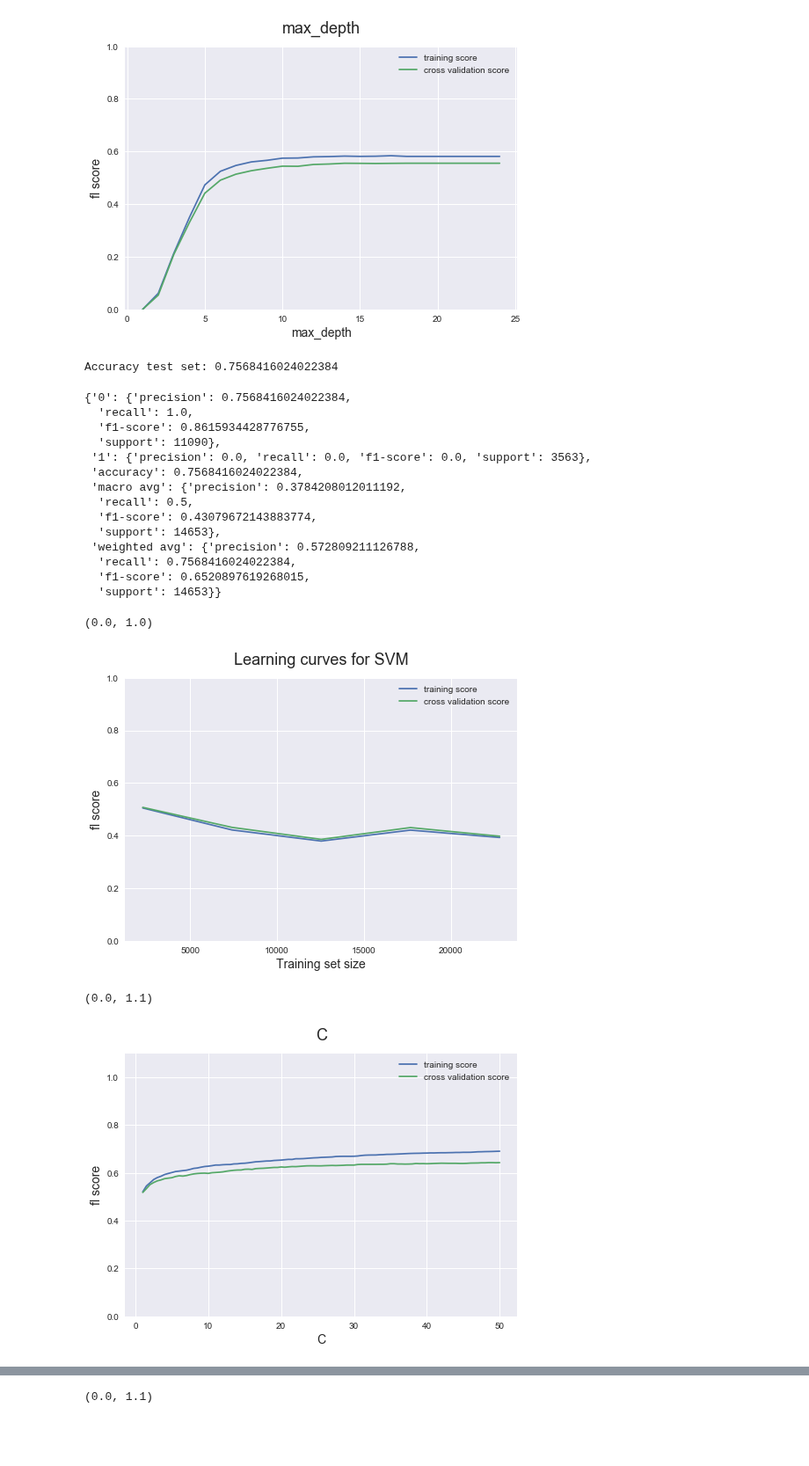
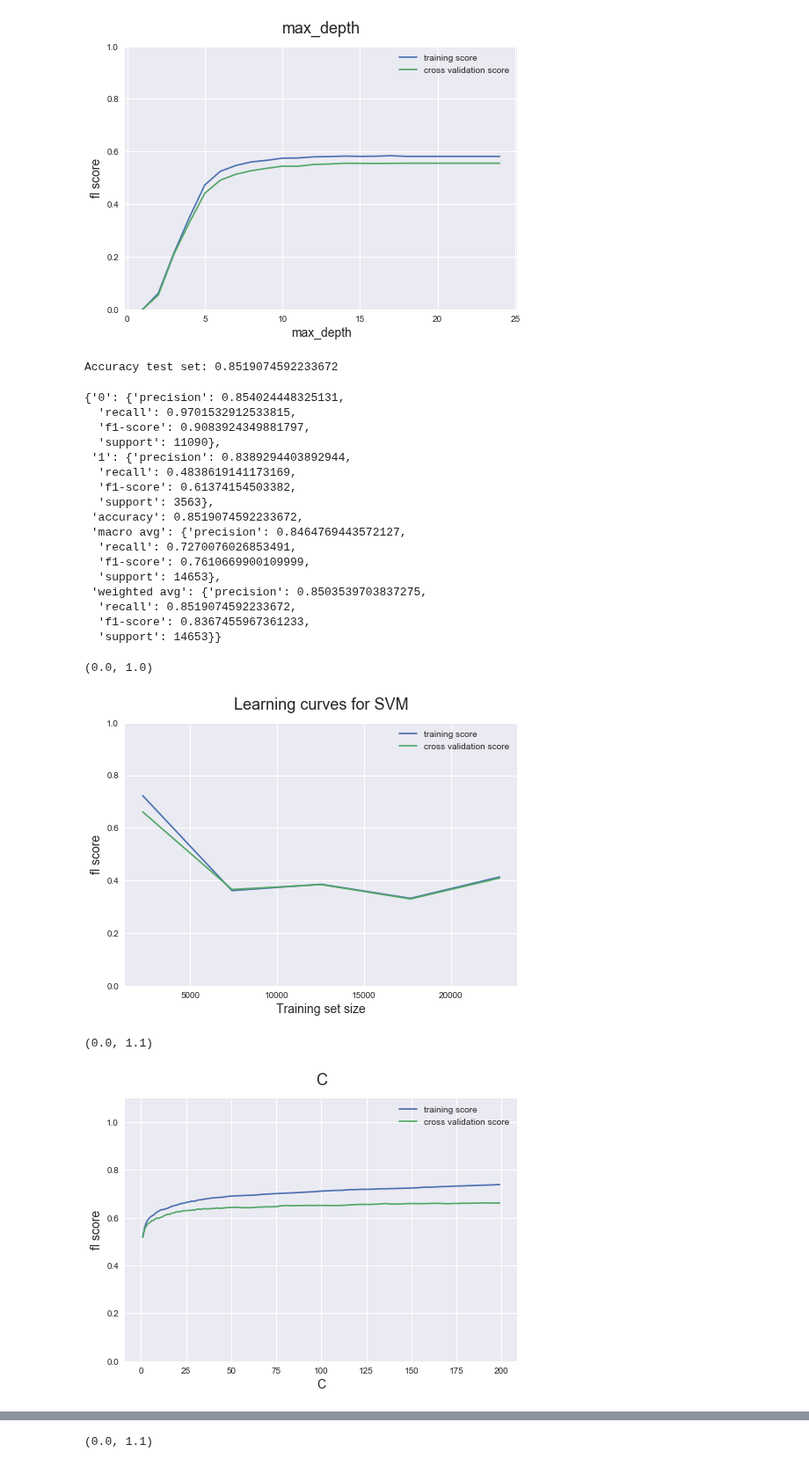
Before and after one commit to SoftwarePhil/machine_learning_5_models, a Jupyter notebook: machine_learning_project1_ADULT.ipynb, the cells around one changed output, grey strips where cells are left out. Shown at 88% size. Cells and saved outputs as stored; diff of their text form; code cells hidden in the pictures; blank space fills up the shorter version.

```diff
--- a/machine_learning_project1-MUISHROOM.ipynb
+++ b/machine_learning_project1_ADULT.ipynb
@@ -594,7 +597,7 @@ plt.ylim(0.0,1.0)
 # %%
 ####model FINAL TEST 3 ####################
 #######FINAL FOR boosting #################
-clf = GradientBoostingClassifier(n_estimators=200, learning_rate=.001,
+clf = GradientBoostingClassifier(n_estimators=250, learning_rate=.01,
     max_depth=10, random_state=3, max_features='sqrt', max_leaf_nodes=20).fit(x_train, y_train)
 
 
@@ -606,26 +609,29 @@ print("Accuracy test set:",metrics.accuracy_score(y_test, y_pred_test))
 
 metrics.classification_report(y_test, y_pred_test, output_dict = True)
 # %% [output]
-Accuracy test set: 0.7568416024022384
+Accuracy test set: 0.8519074592233672
-{'0': {'precision': 0.7568416024022384,
-  'recall': 1.0,
-  'f1-score': 0.8615934428776755,
+{'0': {'precision': 0.854024448325131,
+  'recall': 0.9701532912533815,
+  'f1-score': 0.9083924349881797,
   'support': 11090},
- '1': {'precision': 0.0, 'recall': 0.0, 'f1-score': 0.0, 'support': 3563},
- 'accuracy': 0.7568416024022384,
- 'macro avg': {'precision': 0.3784208012011192,
-  'recall': 0.5,
-  'f1-score': 0.43079672143883774,
+ '1': {'precision': 0.8389294403892944,
+  'recall': 0.4838619141173169,
+  'f1-score': 0.61374154503382,
+  'support': 3563},
+ 'accuracy': 0.8519074592233672,
+ 'macro avg': {'precision': 0.8464769443572127,
+  'recall': 0.7270076026853491,
+  'f1-score': 0.7610669900109999,
   'support': 14653},
- 'weighted avg': {'precision': 0.572809211126788,
-  'recall': 0.7568416024022384,
-  'f1-score': 0.6520897619268015,
+ 'weighted avg': {'precision': 0.8503539703837275,
+  'recall': 0.8519074592233672,
+  'f1-score': 0.8367455967361233,
   'support': 14653}}
 # %%
 ##### SVM #################
 ####################################
 
-clf = svm.SVC(gamma='auto', kernel='rbf', decision_function_shape='ovr', max_iter=200) ##nu=.5542
+clf = svm.SVC(gamma='auto', kernel='rbf', decision_function_shape='ovr', max_iter=2000, C=200.0) ##nu=.5542
 
 train_sizes, train_scores, validation_scores = learning_curve(
 estimator = clf,
@@ -652,7 +658,7 @@ plt.legend()
 plt.ylim(0.0,1.0)
 # %% [output]
 (0.0, 1.0)
-[figure, old version]
+[figure, new version]
 # %%
 ## nu between .01 and .94
 ###############SVM HYPERPARAM 1 ##################
@@ -660,37 +666,37 @@ clf = svm.SVC(gamma='auto', kernel='rbf', decision_function_shape='ovr', C =1.0)
 
 C = []
 v = 1.0
-for i in range(1, 100):
+for i in range(1, 200):
     C.append(v)
-    v = v + .5
+    v = v + 1
 
 
 train_scores, validation_scores = validation_curve(
 estimator = clf,
 param_name = 'C',
 param_range = C,
 X = x_hypertune,
 y = y_hypertune, #cv = 5,
 scoring = 'f1',n_jobs=5)
 
 train_scores_mean = train_scores.mean(axis = 1)
 validation_scores_mean = validation_scores.mean(axis = 1)
 
 # print('Training scores:\n\n', train_scores)
 # print('\n', '-' * 70) # separator to make the output easy to read
 # print('\nValidation scores:\n\n', validation_scores)
 
 plt.style.use('seaborn')
 plt.plot(C, train_scores_mean, label = training_score)
 plt.plot(C, validation_scores_mean, label = cross_validation_score)
 plt.ylabel(y_label, fontsize = 14)
 plt.xlabel('C', fontsize = 14)
 plt.title('C', fontsize = 18, y = 1.03)
 plt.legend()
 plt.ylim(0.0,1.1)
 # %% [output]
 (0.0, 1.1)
-[figure, old version]
+[figure, new version]
 # %%
 ## C between .01 and .94
 ###############SVM HYPERPARAM 2 ##################
```
Also changed, not shown: parts of 7 cells of this notebook, 3 other files.
